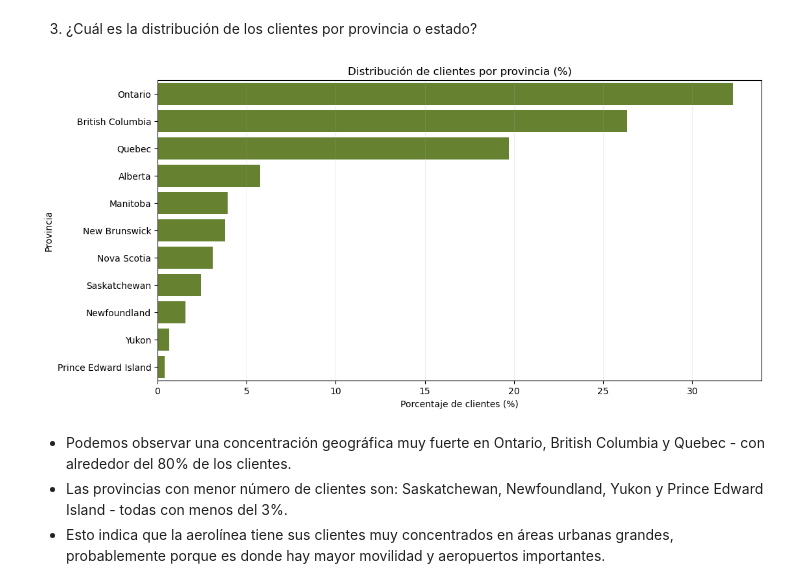
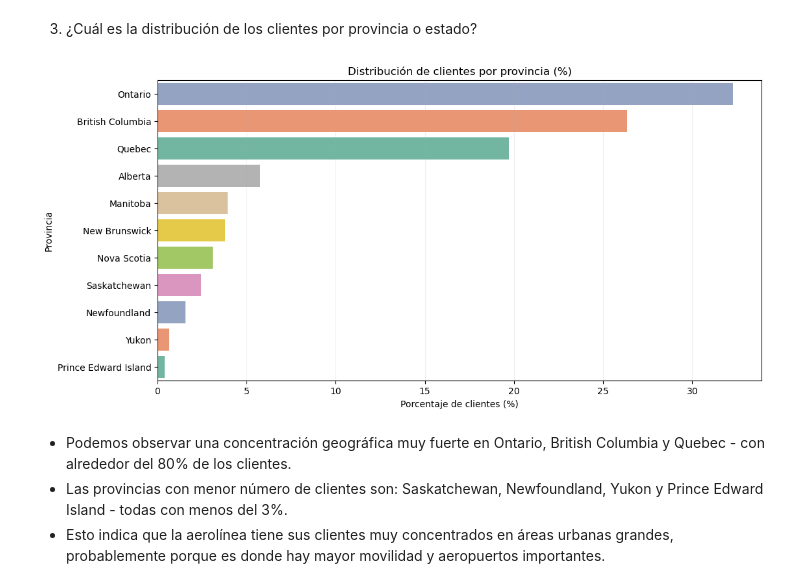
Before and after one commit to Adalab/bda-modulo-3-evaluacion-final-ariana-caldeira, a Jupyter notebook: EF_modulo_3_DA_Ariana.ipynb, the cells around one changed output. Drawn from its saved outputs; the diff is of its cells as text; code cells hidden in the pictures.

```diff
--- a/EF_modulo_3_DA_Ariana.ipynb
+++ b/EF_modulo_3_DA_Ariana.ipynb
@@ -463,0 +520,2 @@ df_merged[df_merged['Loyalty Number'].duplicated(keep=False)].sort_values("Loyal
+# %%
+df_merged['Salary'] = df_merged['Salary'].astype(str).str.replace('-', '').astype(float)
@@ -542,20 +613,21 @@ plt.show()
 # %%
 # Podía resolver este ejercício con un Countplot pero para la interpretación de datos me resulta más simples ver el peso de cada categoria por porcentajes
 # Uso 'province' y calculo el porcentaje de clientes por cada provincia
 # Barplot para representar los valores de porcentaje
 
 porcent = round(df_merged['province'].value_counts(normalize=True) * 100, 2)
 
 plt.figure(figsize=(12,6))
-sns.barplot(x=porcent.values, y=porcent.index, color='olivedrab')
+sns.barplot(x=porcent.values, y=porcent.index, hue=porcent.values, palette='Set2')
 
 plt.title('Distribución de clientes por provincia (%)')
 plt.xlabel('Porcentaje de clientes (%)')
 plt.ylabel('Provincia')
+plt.legend().remove()
 plt.grid(True, axis='x', linestyle='-', alpha=0.2)
 plt.show()
 # %% [output]
-[figure, old version]
+[figure, new version]
 # %% [markdown]
 - Podemos observar una concentración geográfica muy fuerte en Ontario, British Columbia y Quebec - con alrededor del 80% de los clientes.
 - Las provincias con menor número de clientes son: Saskatchewan, Newfoundland, Yukon y Prince Edward Island - todas con menos del 3%.
```
Also changed, not shown: parts of 16 cells of this notebook.
